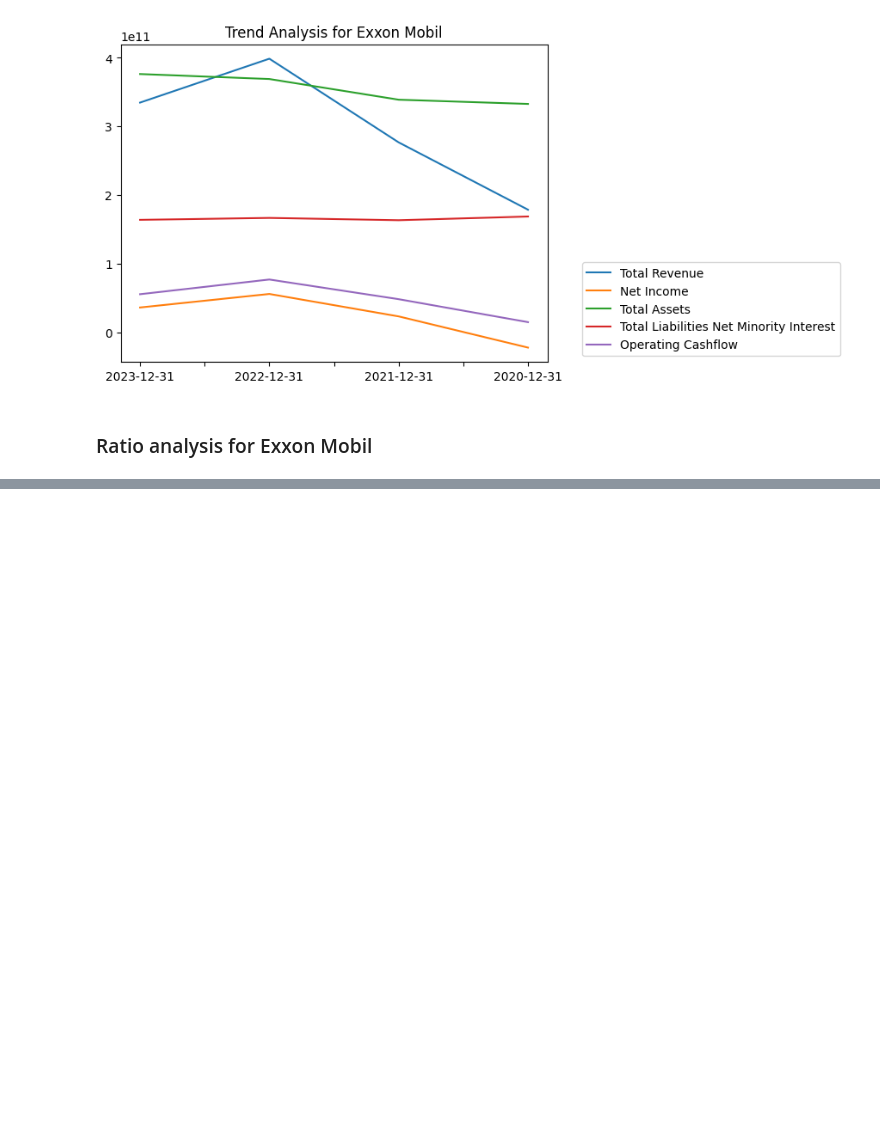
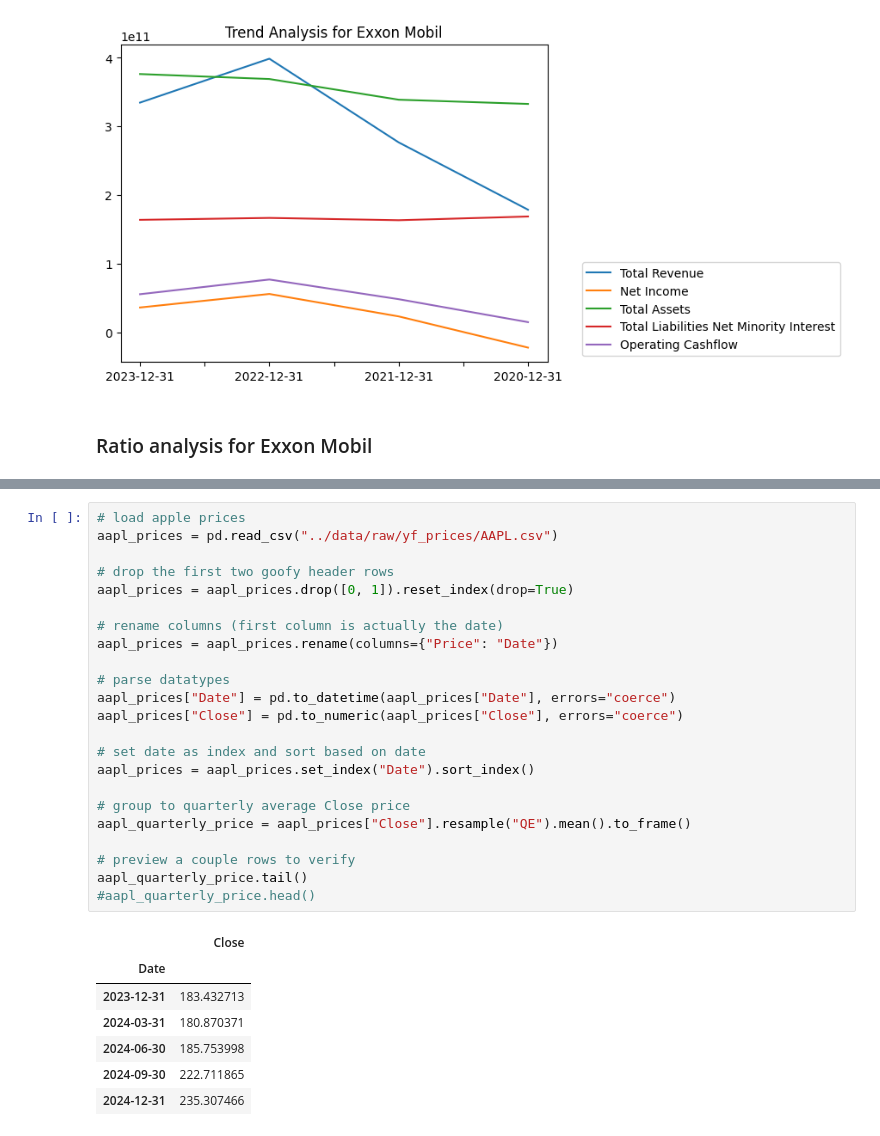
Before and after one commit to adhfmz8/stock-price-prediction, a Jupyter notebook: notebooks/01_data_exploration.ipynb, the cells around one changed output, grey strips where cells are left out. Drawn from its saved outputs; the diff is of its cells as text; blank space fills up the shorter version.

```diff
--- a/notebooks/01_data_exploration.ipynb
+++ b/notebooks/01_data_exploration.ipynb
@@ -3348,0 +3358,31 @@ Length: 1258, dtype: float64
+# %%
+# load apple prices
+aapl_prices = pd.read_csv("../data/raw/yf_prices/AAPL.csv")
+
+# drop the first two goofy header rows
+aapl_prices = aapl_prices.drop([0, 1]).reset_index(drop=True)
+
+# rename columns (first column is actually the date)
+aapl_prices = aapl_prices.rename(columns={"Price": "Date"})
+
+# parse datatypes
+aapl_prices["Date"] = pd.to_datetime(aapl_prices["Date"], errors="coerce")
+aapl_prices["Close"] = pd.to_numeric(aapl_prices["Close"], errors="coerce")
+
+# set date as index and sort based on date
+aapl_prices = aapl_prices.set_index("Date").sort_index()
+
+# group to quarterly average Close price
+aapl_quarterly_price = aapl_prices["Close"].resample("QE").mean().to_frame()
+
+# preview a couple rows to verify
+aapl_quarterly_price.tail()
+#aapl_quarterly_price.head()
+# %% [output]
+|  | Close |
+| Date |  |
+| 2023-12-31 | 183.432713 |
+| 2024-03-31 | 180.870371 |
+| 2024-06-30 | 185.753998 |
+| 2024-09-30 | 222.711865 |
+| 2024-12-31 | 235.307466 |
```
Also changed, not shown: parts of 35 cells of this notebook.
